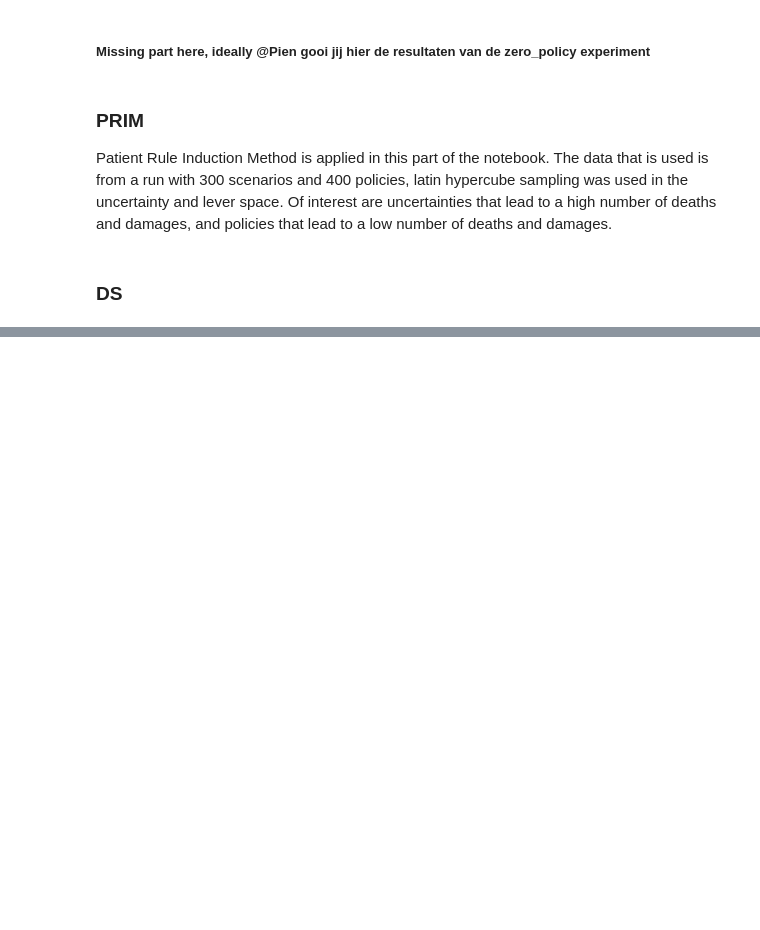
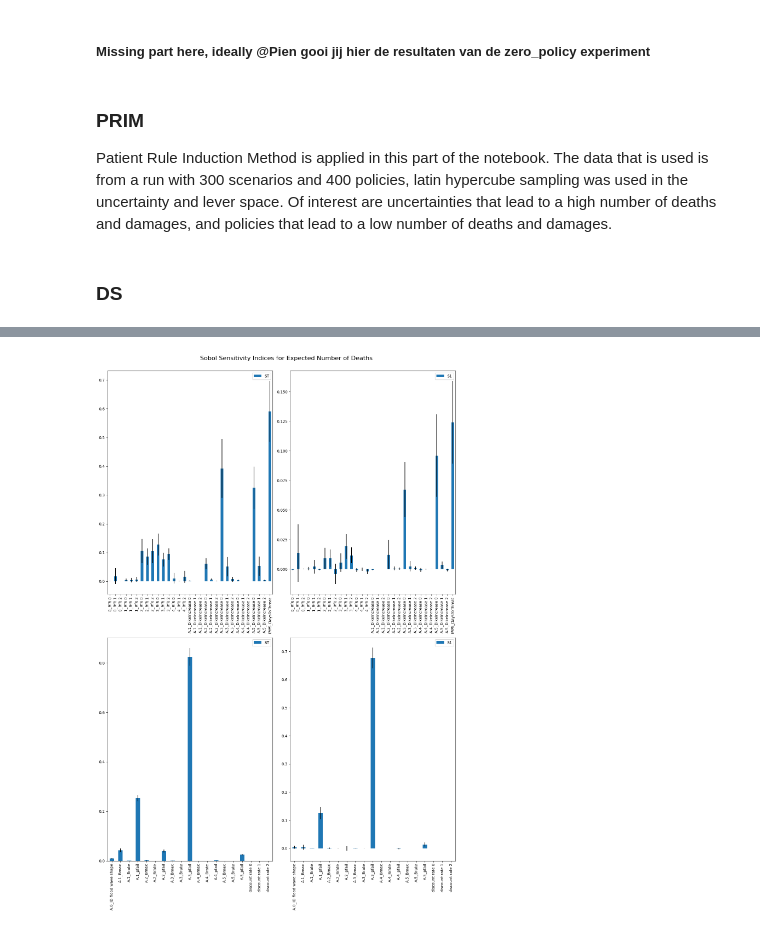
Before and after one commit to pkastelein/EPA141A, a Jupyter notebook: final assignment/Main_document.ipynb, the cells around one changed output, grey strips where cells are left out. Cells and saved outputs as stored; diff of their text form; code cells hidden in the pictures; blank space fills up the shorter version.

Commit message:
Main_document_SOBOL_erin

```diff
--- a/final assignment/Main_document.ipynb
+++ b/final assignment/Main_document.ipynb
@@ -14,6 +14,15 @@ import pandas as pd
 
 from ema_workbench.analysis import prim
 import matplotlib.pyplot as plt
+from SALib.analyze import sobol
+from problem_formulation import get_model_for_problem_formulation
+dike_model, planning_steps = get_model_for_problem_formulation(2)
+from ema_workbench.em_framework.salib_samplers import get_SALib_problem
+
+# ignore warnings
+import warnings
+warnings.filterwarnings("ignore")
+
 
 # Make sure to display all columns in the DataFrame
 pd.set_option('display.max_columns', None)
@@ -68,2 +80,9 @@ plt.show()
 # %%
-### PRIM
+# load Sobol data from the sobol_results folder
+SOBOL_policies_experiments = pd.read_csv("sobol_results/SOBOL_policies_experiments_2025-06-18.csv")
+SOBOL_policies_outcomes = pd.read_csv("sobol_results/SOBOL_policies_outcomes_2025-06-18.csv")
+
+SOBOL_scenarios_experiments = pd.read_csv("sobol_results/SOBOL_scenarios_experiments_2025-06-18.csv")
+SOBOL_scenarios_outcomes = pd.read_csv("sobol_results/SOBOL_scenarios_outcomes_2025-06-18.csv")
+
+print(SOBOL_policies_experiments.shape)
@@ -69,0 +91,9 @@ plt.show()
+# %%
+problem_scenarios = get_SALib_problem(dike_model.uncertainties)
+problem_levers = get_SALib_problem(dike_model.levers)
+
+y_scenarios_deaths = SOBOL_scenarios_outcomes['Expected Number of Deaths'].to_numpy()
+y_levers_deaths = SOBOL_policies_outcomes['Expected Number of Deaths'].to_numpy()
+
+Si_uncertainties_deaths = sobol.analyze(problem_scenarios, y_scenarios_deaths, calc_second_order=True, print_to_console=True)
+Si_levers_deaths = sobol.analyze(problem_levers, y_levers_deaths, calc_second_order=True, print_to_console=True)
@@ -69,0 +118,19 @@ plt.show()
+# %%
+fig, axes = plt.subplots(2, 3)  # Create a 2x3 grid of subplots
+fig.set_size_inches(20, 20)  # Adjust the figure size
+
+# Plot Si_levers on the first row
+Si_levers_deaths.plot(ax=axes[0, :])  # Use all three subplots in the first row
+fig.delaxes(axes[0, 2])  # Remove the third subplot (S2) in the first row
+
+# Plot Si_uncertainties on the second row
+Si_uncertainties_deaths.plot(ax=axes[1, :])  # Use all three subplots in the second row
+fig.delaxes(axes[1, 2])  # Remove the third subplot (S2) in the second row
+
+# Adjust layout to remove empty spaces
+fig.tight_layout()
+# Give title to the figure
+fig.suptitle('Sobol Sensitivity Indices for Expected Number of Deaths', fontsize=16, y=1.02, x=0.35)
+plt.show()
+# %% [output]
+[figure, added]
```
Also changed, not shown: parts of 8 cells of this notebook, 6 other files.
